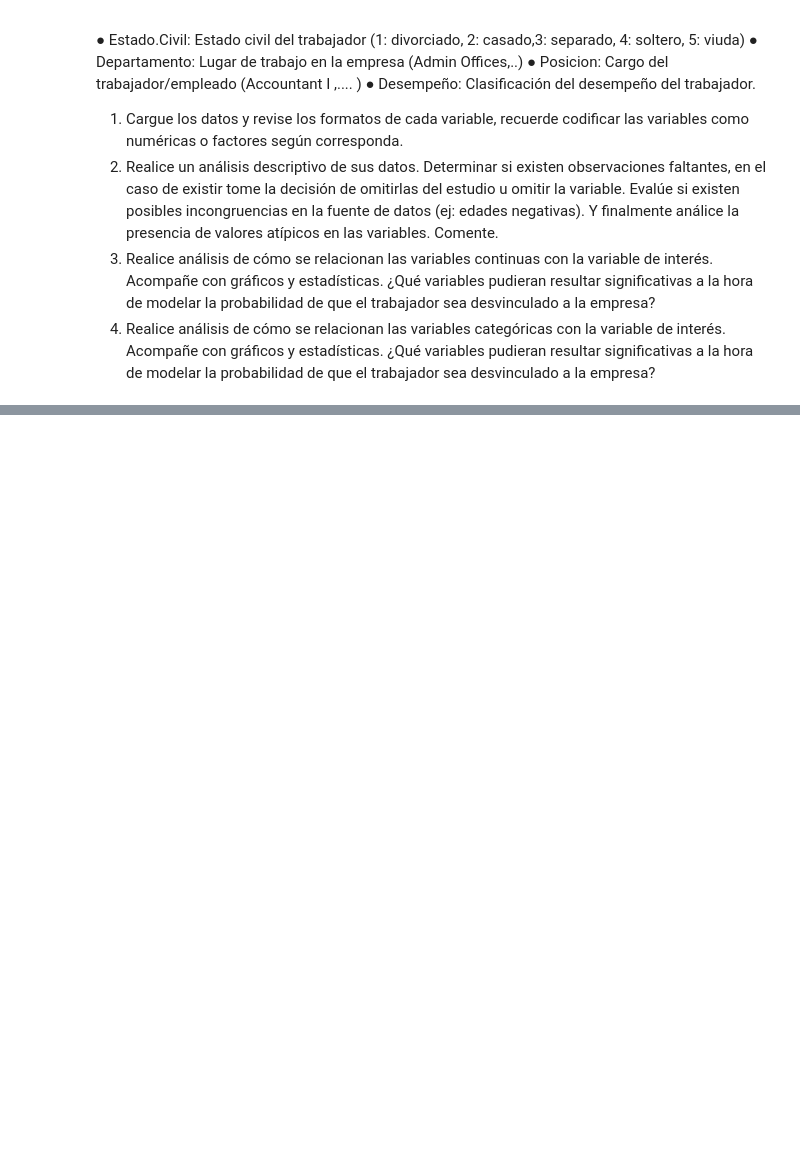
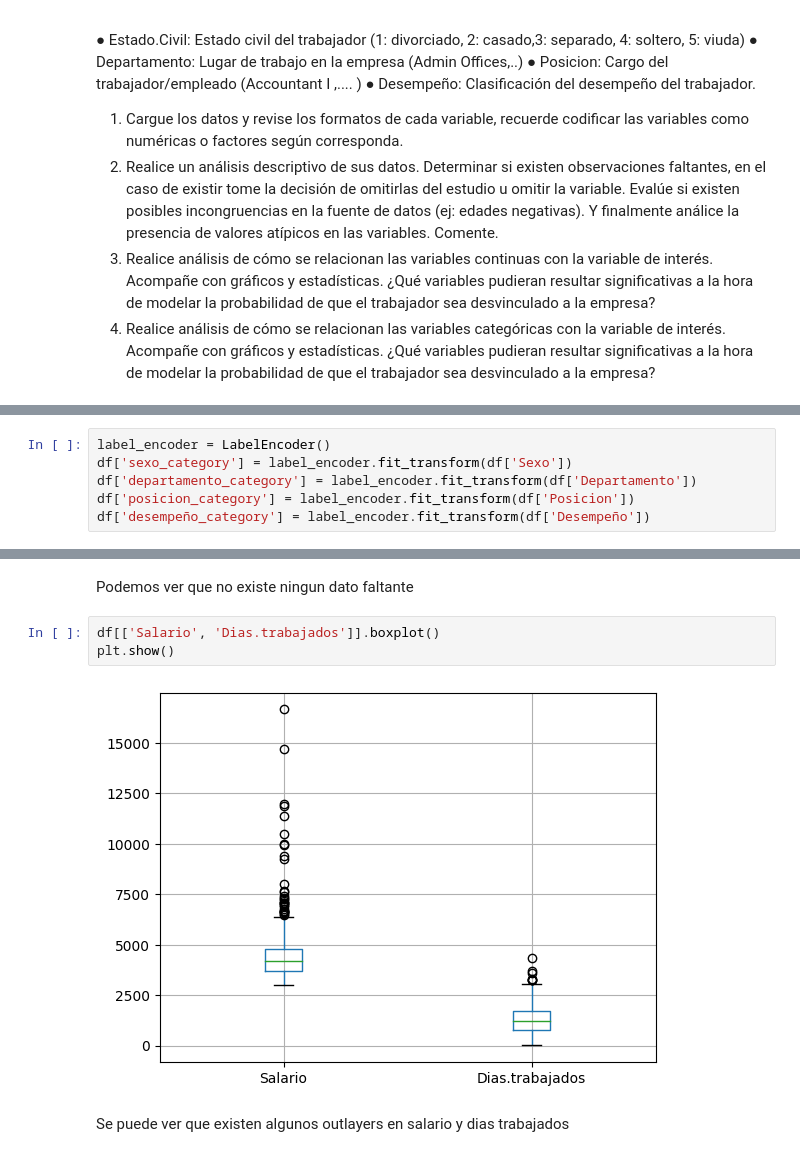
Before and after one commit to saert3311/ciencia-datos-aspasia, a Jupyter notebook: M5/ejercicio4.ipynb, the cells around one changed output, grey strips where cells are left out. Cells and saved outputs as stored; diff of their text form; blank space fills up the shorter version.

```diff
--- a/M5/ejercicio4.ipynb
+++ b/M5/ejercicio4.ipynb
@@ -39,0 +66,6 @@ df = pd.read_csv('rrhh.csv')
+# %%
+label_encoder = LabelEncoder()
+df['sexo_category'] = label_encoder.fit_transform(df['Sexo'])
+df['departamento_category'] = label_encoder.fit_transform(df['Departamento'])
+df['posicion_category'] = label_encoder.fit_transform(df['Posicion'])
+df['desempeño_category'] = label_encoder.fit_transform(df['Desempeño'])
@@ -39,0 +91,9 @@ df = pd.read_csv('rrhh.csv')
+# %% [markdown]
+Podemos ver que no existe ningun dato faltante
+# %%
+df[['Salario', 'Dias.trabajados']].boxplot()
+plt.show()
+# %% [output]
+[figure, added]
+# %% [markdown]
+Se puede ver que existen algunos outlayers en salario y dias trabajados
```
Also changed, not shown: parts of 15 cells of this notebook.
